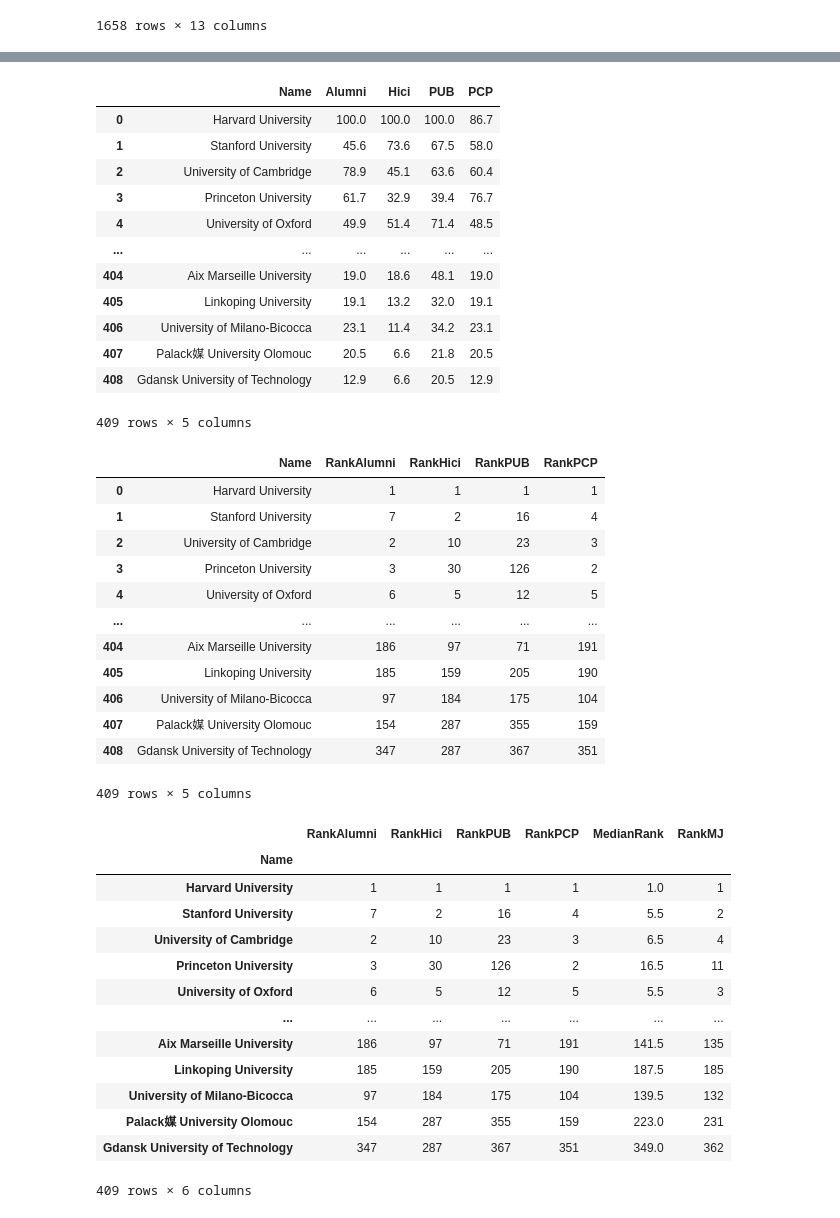
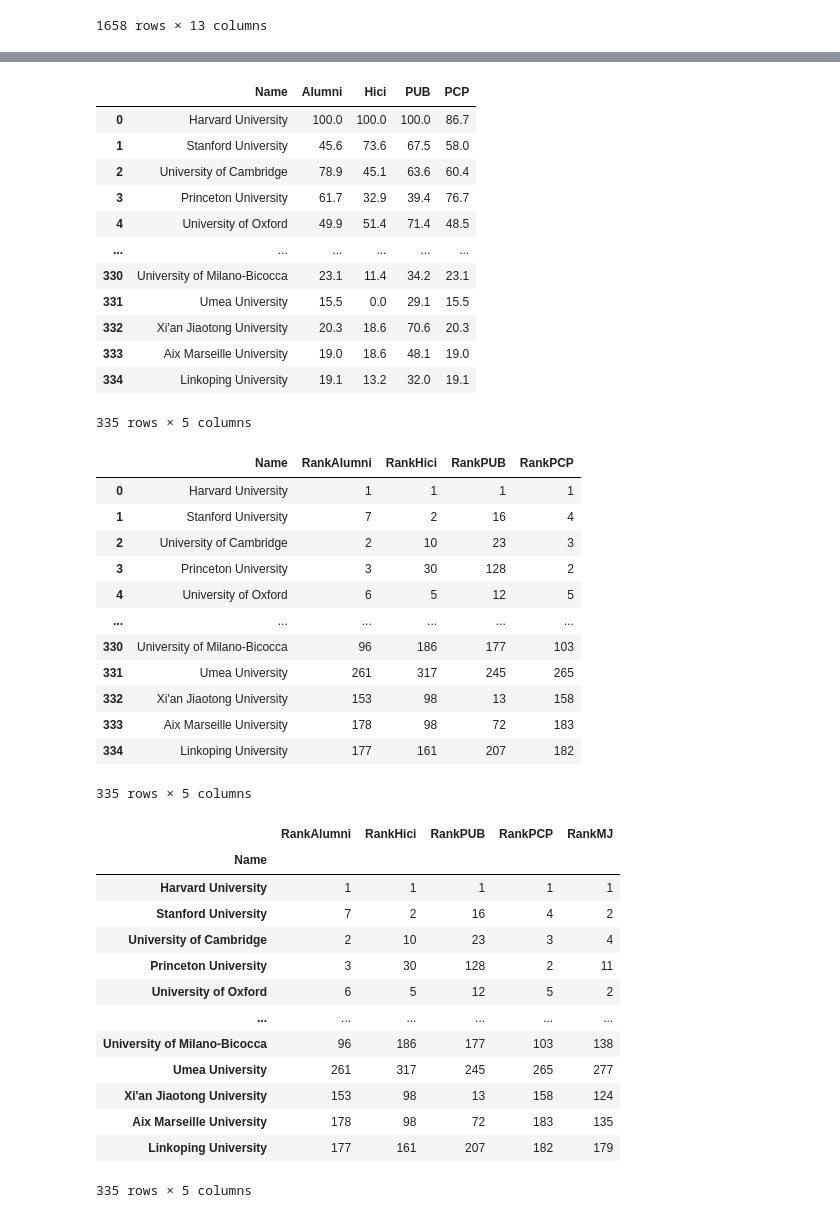
Before and after one commit to Menamot/ISCF, a Jupyter notebook: test.ipynb, the cells around one changed output, grey strips where cells are left out. Saved outputs shown, nothing was run; the diff lists cells and outputs as text; code cells hidden in the pictures.

```diff
--- a/test.ipynb
+++ b/test.ipynb
@@ -1,9 +3,14 @@
 # %%
 import numpy as np
 import pandas as pd
+from scipy.stats import kendalltau
+import seaborn as sns
 shanghai_ranking = pd.read_csv('data/Shanghai_ranking_data_2023.csv')
+shanghai_ranking.Name = shanghai_ranking.Name.astype(str).str.strip()
 THE_ranking = pd.read_csv('data/THE_ranking_data_2023.csv')
+THE_ranking.Name = THE_ranking.Name.astype(str).str.strip()
 qs_ranking = pd.read_csv('data/QS_ranking_data_2023.csv')
+qs_ranking.Name = qs_ranking.Name.astype(str).str.strip()
 # %%
 # THE_ranking = pd.read_csv('data/THE_ranking_data.csv')
 # for index, item in enumerate(THE_ranking.RankTHE):
@@ -28,7 +35,7 @@ THE_ranking
 | 1657 | 1657 | 1501+ | Yeditepe University | 17,038 | 28.2 | 5% | ... |
 1658 rows × 13 columns
 # %%
-def merge(Rank1, Rank2, bias):
+def merge(Rank1:pd.DataFrame, Rank2:pd.DataFrame, bias) -> pd.DataFrame:
     import Levenshtein
     distance = np.empty((len(Rank1.Name),len(Rank2.Name)))
     Rank1 = Rank1.rename(columns={'Name':'Name1'})
@@ -40,14 +47,14 @@ def merge(Rank1, Rank2, bias):
     for i in range(distance.shape[0]):
         j = np.argmin(distance[i, :])
         if distance[i, j] == bias:
-            # print('i:',i,'j:',j)
+            # print('i:',repr(Rank1.Name1[i]),'j:',repr(Rank2.Name2[j]),'distance:',distance[i, j])
             merged_row = pd.concat([Rank1.iloc[i], Rank2.iloc[j]], axis=0)
             merged_row = merged_row.to_frame().T
             merged_rank = pd.concat([merged_rank, merged_row])
     merged_rank = merged_rank.reset_index(drop=True)
     return merged_rank
 
-def clean(merged_rank, row=[]):
+def clean(merged_rank:pd.DataFrame, row=[]) -> pd.DataFrame:
     for i in row:
         merged_rank = merged_rank.drop(i)
     merged_rank = merged_rank.drop('Name2',axis=1)
@@ -198,9 +189,10 @@ def MJ(rank):
                     if cal == aaa[tied_df.loc[idx,'Temp']]:
                         rankMJ += aaa[tied_df.loc[idx,'Temp']]
                         cal=0
-
+    rank = rank.drop('NewMedianRank', axis=1)
+    rank = rank.drop('MedianRank', axis=1)
     return rank.drop('Temp', axis=1)
 
-df = MJ(sample_rank)
-df
+RankMJ1 = MJ(sample_rank)
+RankMJ1
 # %% [output]
@@ -237,12 +234,12 @@ sample_rank2
 | 3 | Princeton University | 61.7 | 32.9 | 39.4 | 76.7 |
 | 4 | University of Oxford | 49.9 | 51.4 | 71.4 | 48.5 |
 | ... | ... | ... | ... | ... | ... |
-| 404 | Aix Marseille University | 19.0 | 18.6 | 48.1 | 19.0 |
-| 405 | Linkoping University | 19.1 | 13.2 | 32.0 | 19.1 |
-| 406 | University of Milano-Bicocca | 23.1 | 11.4 | 34.2 | 23.1 |
-| 407 | Palack媒 University Olomouc | 20.5 | 6.6 | 21.8 | 20.5 |
-| 408 | Gdansk University of Technology | 12.9 | 6.6 | 20.5 | 12.9 |
+| 330 | University of Milano-Bicocca | 23.1 | 11.4 | 34.2 | 23.1 |
+| 331 | Umea University | 15.5 | 0.0 | 29.1 | 15.5 |
+| 332 | Xi'an Jiaotong University | 20.3 | 18.6 | 70.6 | 20.3 |
+| 333 | Aix Marseille University | 19.0 | 18.6 | 48.1 | 19.0 |
+| 334 | Linkoping University | 19.1 | 13.2 | 32.0 | 19.1 |
-409 rows × 5 columns
+335 rows × 5 columns
 # %%
 sample_rank2 = merged_rank.loc[:, ['Name','Alumni','Hici','PUB','PCP']]
 sample_rank2['RankAlumni'] = sample_rank2.Alumni.rank(method='average',ascending=False).astype(int)
@@ -259,30 +256,30 @@ sample_rank2
 | 0 | Harvard University | 1 | 1 | 1 | 1 |
 | 1 | Stanford University | 7 | 2 | 16 | 4 |
 | 2 | University of Cambridge | 2 | 10 | 23 | 3 |
-| 3 | Princeton University | 3 | 30 | 126 | 2 |
+| 3 | Princeton University | 3 | 30 | 128 | 2 |
 | 4 | University of Oxford | 6 | 5 | 12 | 5 |
 | ... | ... | ... | ... | ... | ... |
-| 404 | Aix Marseille University | 186 | 97 | 71 | 191 |
-| 405 | Linkoping University | 185 | 159 | 205 | 190 |
-| 406 | University of Milano-Bicocca | 97 | 184 | 175 | 104 |
-| 407 | Palack媒 University Olomouc | 154 | 287 | 355 | 159 |
-| 408 | Gdansk University of Technology | 347 | 287 | 367 | 351 |
+| 330 | University of Milano-Bicocca | 96 | 186 | 177 | 103 |
+| 331 | Umea University | 261 | 317 | 245 | 265 |
+| 332 | Xi'an Jiaotong University | 153 | 98 | 13 | 158 |
+| 333 | Aix Marseille University | 178 | 98 | 72 | 183 |
+| 334 | Linkoping University | 177 | 161 | 207 | 182 |
-409 rows × 5 columns
+335 rows × 5 columns
 # %%
-df = MJ(sample_rank2)
-df
+RankMJ2 = MJ(sample_rank2)
+RankMJ2
 # %% [output]
-|  | RankAlumni | RankHici | RankPUB | RankPCP | MedianRank | RankMJ |
-| Name |  |  |  |  |  |  |
-| Harvard University | 1 | 1 | 1 | 1 | 1.0 | 1 |
-| Stanford University | 7 | 2 | 16 | 4 | 5.5 | 2 |
-| University of Cambridge | 2 | 10 | 23 | 3 | 6.5 | 4 |
-| Princeton University | 3 | 30 | 126 | 2 | 16.5 | 11 |
-| University of Oxford | 6 | 5 | 12 | 5 | 5.5 | 3 |
-| ... | ... | ... | ... | ... | ... | ... |
-| Aix Marseille University | 186 | 97 | 71 | 191 | 141.5 | 135 |
-| Linkoping University | 185 | 159 | 205 | 190 | 187.5 | 185 |
-| University of Milano-Bicocca | 97 | 184 | 175 | 104 | 139.5 | 132 |
-| Palack媒 University Olomouc | 154 | 287 | 355 | 159 | 223.0 | 231 |
-| Gdansk University of Technology | 347 | 287 | 367 | 351 | 349.0 | 362 |
+|  | RankAlumni | RankHici | RankPUB | RankPCP | RankMJ |
+| Name |  |  |  |  |  |
+| Harvard University | 1 | 1 | 1 | 1 | 1 |
+| Stanford University | 7 | 2 | 16 | 4 | 2 |
+| University of Cambridge | 2 | 10 | 23 | 3 | 4 |
+| Princeton University | 3 | 30 | 128 | 2 | 11 |
+| University of Oxford | 6 | 5 | 12 | 5 | 2 |
+| ... | ... | ... | ... | ... | ... |
+| University of Milano-Bicocca | 96 | 186 | 177 | 103 | 138 |
+| Umea University | 261 | 317 | 245 | 265 | 277 |
+| Xi'an Jiaotong University | 153 | 98 | 13 | 158 | 124 |
+| Aix Marseille University | 178 | 98 | 72 | 183 | 135 |
+| Linkoping University | 177 | 161 | 207 | 182 | 179 |
-409 rows × 6 columns
+335 rows × 5 columns
```
Also changed, not shown: parts of 13 cells of this notebook, 2 other files.
